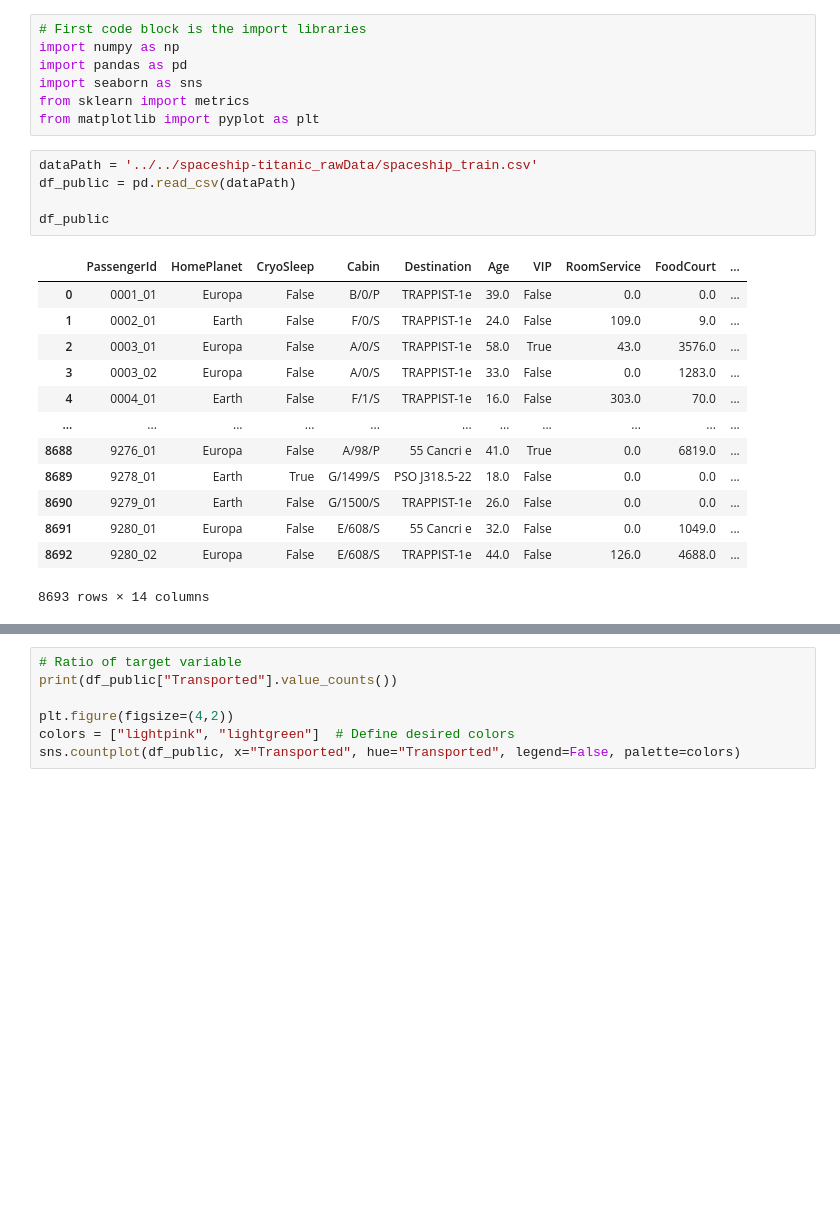
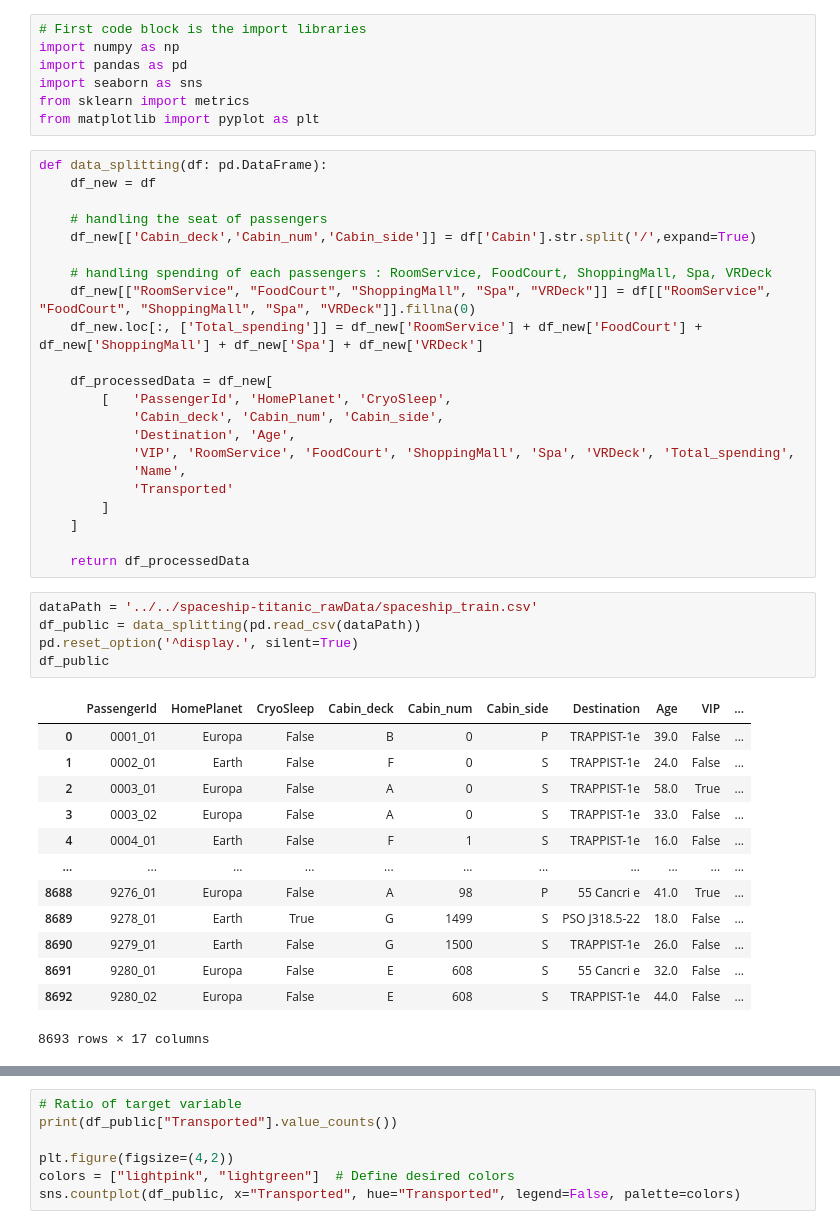
Before and after one commit to lucascheng24/Comp4433_spaceship-titanic, a Jupyter notebook: dataPreprocess/Analysis/analysis_01.ipynb, the cells around one changed output, grey strips where cells are left out. Saved outputs shown, nothing was run; the diff lists cells and outputs as text; blank space fills up the shorter version.

```diff
--- a/dataPreprocess/Analysis/analysis_01.ipynb
+++ b/dataPreprocess/Analysis/analysis_01.ipynb
@@ -5,25 +5,47 @@ import pandas as pd
 import seaborn as sns
 from sklearn import metrics
 from matplotlib import pyplot as plt
+# %%
+def data_splitting(df: pd.DataFrame):
+    df_new = df
+
+    # handling the seat of passengers
+    df_new[['Cabin_deck','Cabin_num','Cabin_side']] = df['Cabin'].str.split('/',expand=True)
+
+    # handling spending of each passengers : RoomService, FoodCourt, ShoppingMall, Spa, VRDeck
+    df_new[["RoomService", "FoodCourt", "ShoppingMall", "Spa", "VRDeck"]] = df[["RoomService", "FoodCourt", "ShoppingMall", "Spa", "VRDeck"]].fillna(0)
+    df_new.loc[:, ['Total_spending']] = df_new['RoomService'] + df_new['FoodCourt'] + df_new['ShoppingMall'] + df_new['Spa'] + df_new['VRDeck']
+
+    df_processedData = df_new[
+        [   'PassengerId', 'HomePlanet', 'CryoSleep',
+            'Cabin_deck', 'Cabin_num', 'Cabin_side',
+            'Destination', 'Age',
+            'VIP', 'RoomService', 'FoodCourt', 'ShoppingMall', 'Spa', 'VRDeck', 'Total_spending',
+            'Name',
+            'Transported'
+        ]
+    ]
+
+    return df_processedData
 # %%
 dataPath = '../../spaceship-titanic_rawData/spaceship_train.csv'
-df_public = pd.read_csv(dataPath)
-
+df_public = data_splitting(pd.read_csv(dataPath))
+pd.reset_option('^display.', silent=True)
 df_public
 # %% [output]
-|  | PassengerId | HomePlanet | CryoSleep | Cabin | Destination | Age | VIP | RoomService | FoodCourt | ... |
-| 0 | 0001_01 | Europa | False | B/0/P | TRAPPIST-1e | 39.0 | False | 0.0 | 0.0 | ... |
-| 1 | 0002_01 | Earth | False | F/0/S | TRAPPIST-1e | 24.0 | False | 109.0 | 9.0 | ... |
-| 2 | 0003_01 | Europa | False | A/0/S | TRAPPIST-1e | 58.0 | True | 43.0 | 3576.0 | ... |
-| 3 | 0003_02 | Europa | False | A/0/S | TRAPPIST-1e | 33.0 | False | 0.0 | 1283.0 | ... |
-| 4 | 0004_01 | Earth | False | F/1/S | TRAPPIST-1e | 16.0 | False | 303.0 | 70.0 | ... |
+|  | PassengerId | HomePlanet | CryoSleep | Cabin_deck | Cabin_num | Cabin_side | Destination | Age | VIP | ... |
+| 0 | 0001_01 | Europa | False | B | 0 | P | TRAPPIST-1e | 39.0 | False | ... |
+| 1 | 0002_01 | Earth | False | F | 0 | S | TRAPPIST-1e | 24.0 | False | ... |
+| 2 | 0003_01 | Europa | False | A | 0 | S | TRAPPIST-1e | 58.0 | True | ... |
+| 3 | 0003_02 | Europa | False | A | 0 | S | TRAPPIST-1e | 33.0 | False | ... |
+| 4 | 0004_01 | Earth | False | F | 1 | S | TRAPPIST-1e | 16.0 | False | ... |
 | ... | ... | ... | ... | ... | ... | ... | ... | ... | ... | ... |
-| 8688 | 9276_01 | Europa | False | A/98/P | 55 Cancri e | 41.0 | True | 0.0 | 6819.0 | ... |
-| 8689 | 9278_01 | Earth | True | G/1499/S | PSO J318.5-22 | 18.0 | False | 0.0 | 0.0 | ... |
-| 8690 | 9279_01 | Earth | False | G/1500/S | TRAPPIST-1e | 26.0 | False | 0.0 | 0.0 | ... |
-| 8691 | 9280_01 | Europa | False | E/608/S | 55 Cancri e | 32.0 | False | 0.0 | 1049.0 | ... |
-| 8692 | 9280_02 | Europa | False | E/608/S | TRAPPIST-1e | 44.0 | False | 126.0 | 4688.0 | ... |
+| 8688 | 9276_01 | Europa | False | A | 98 | P | 55 Cancri e | 41.0 | True | ... |
+| 8689 | 9278_01 | Earth | True | G | 1499 | S | PSO J318.5-22 | 18.0 | False | ... |
+| 8690 | 9279_01 | Earth | False | G | 1500 | S | TRAPPIST-1e | 26.0 | False | ... |
+| 8691 | 9280_01 | Europa | False | E | 608 | S | 55 Cancri e | 32.0 | False | ... |
+| 8692 | 9280_02 | Europa | False | E | 608 | S | TRAPPIST-1e | 44.0 | False | ... |
-8693 rows × 14 columns
+8693 rows × 17 columns
 # %%
 # Check number of null values
 df_public.isnull().sum()
```
Also changed, not shown: parts of 9 cells of this notebook, 6 other files.
